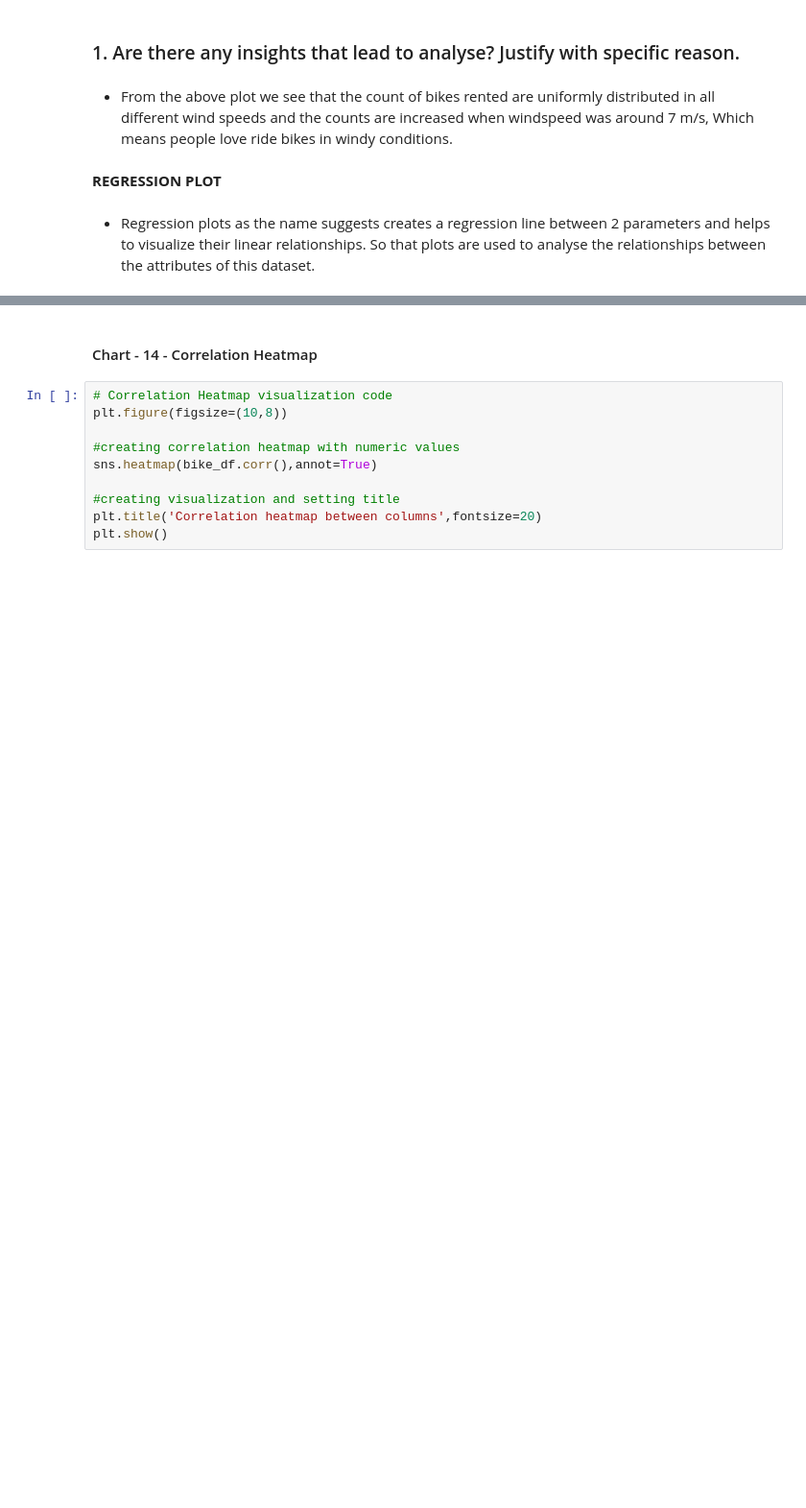
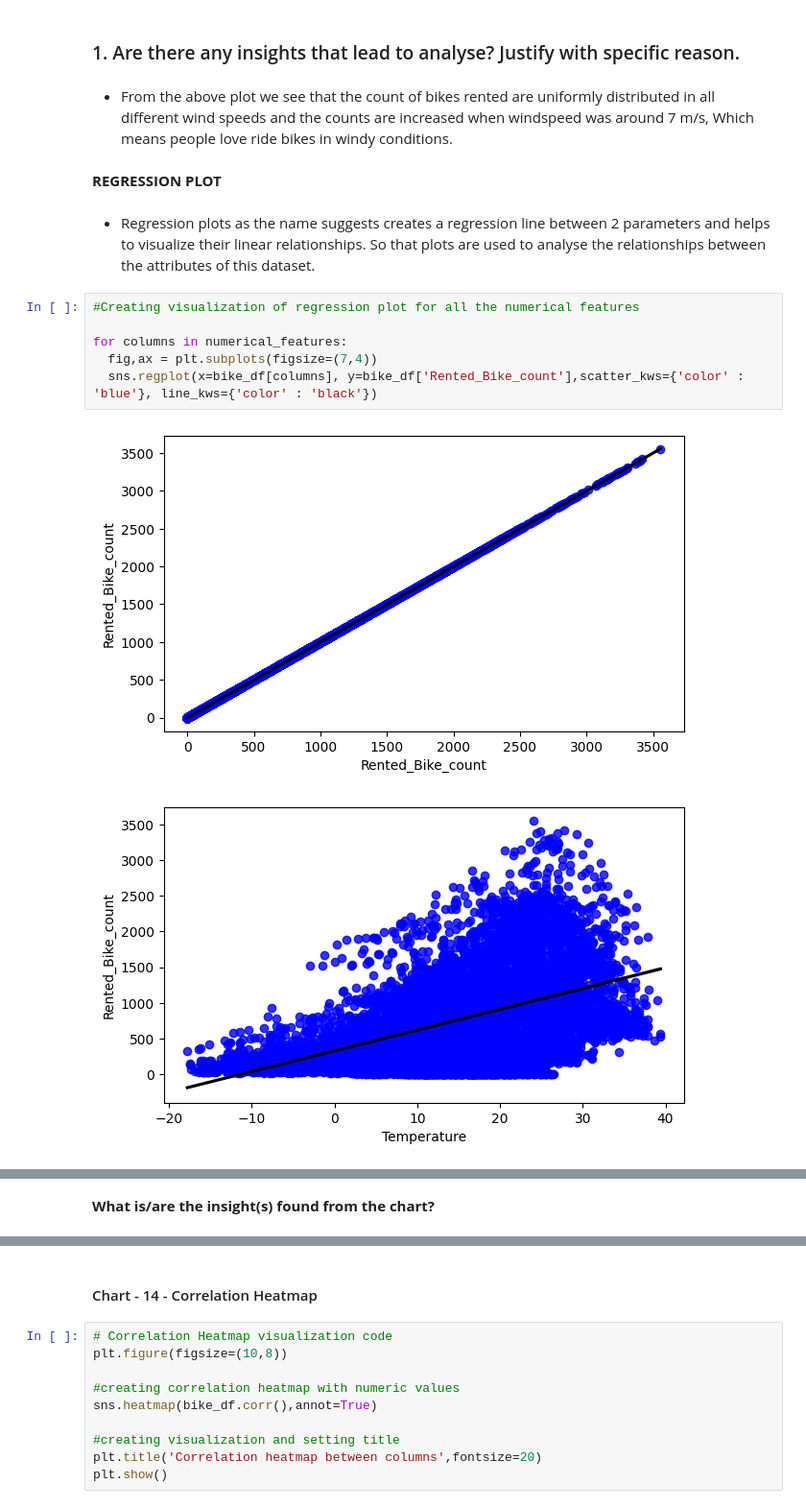
Before and after one commit to Rooban-Jeyasundar/ML_Regression_Project, a Jupyter notebook: ML_Regression_Project.ipynb, the cells around one changed output, grey strips where cells are left out. Shown at 96% size. Cells and saved outputs as stored; diff of their text form; blank space fills up the shorter version.

Commit message:
Data Visualization Charts Explain

```diff
--- a/ML_Regression_Project.ipynb
+++ b/ML_Regression_Project.ipynb
@@ -831,3 +726,12 @@ bike_df.groupby('Wind_speed').mean()['Rented_Bike_count'].plot()
 
 
 *   Regression plots as the name suggests creates a regression line between 2 parameters and helps to visualize their linear relationships. So that plots are used to analyse the relationships between the attributes of this dataset.
+# %%
+#Creating visualization of regression plot for all the numerical features
+
+for columns in numerical_features:
+  fig,ax = plt.subplots(figsize=(7,4))
+  sns.regplot(x=bike_df[columns], y=bike_df['Rented_Bike_count'],scatter_kws={'color' : 'blue'}, line_kws={'color' : 'black'})
+# %% [output]
+[figure, added]
+[figure, added]
@@ -833,0 +745,2 @@ bike_df.groupby('Wind_speed').mean()['Rented_Bike_count'].plot()
+# %% [markdown]
+**What is/are the insight(s) found from the chart?**
```
Also changed, not shown: parts of 82 cells of this notebook.
